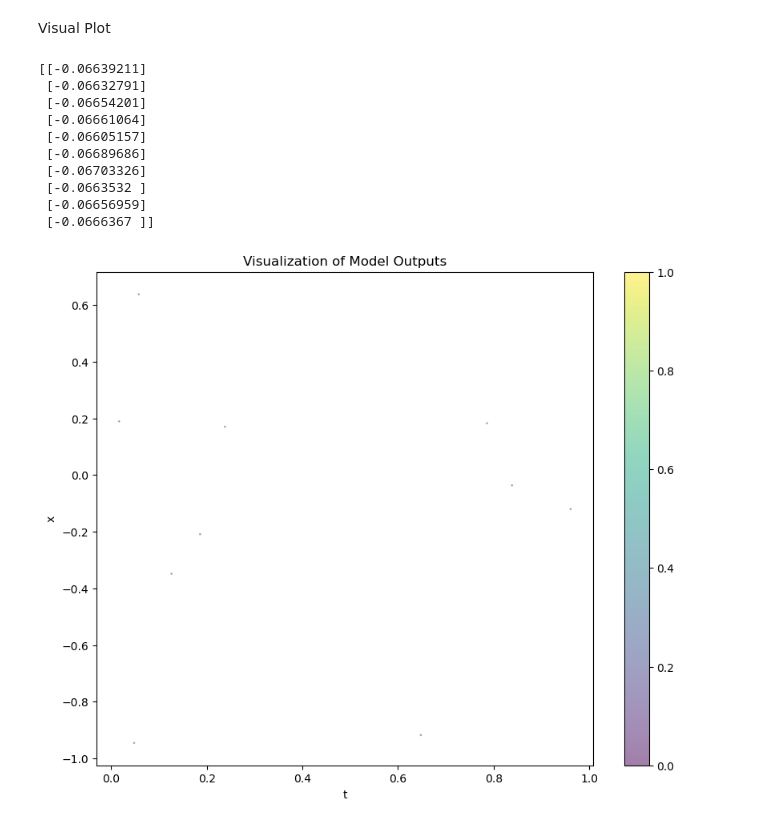
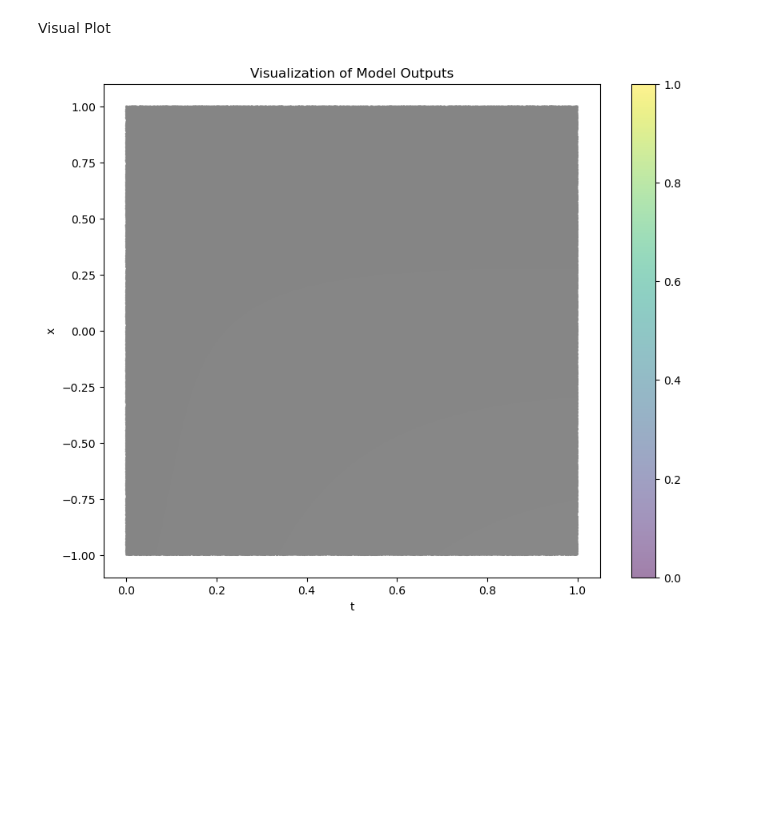
Before and after one commit to Lapisbird/Research1, a Jupyter notebook: PINN 1 - Nonlinear PDEs/PINN.ipynb, the cells around one changed output. Saved outputs shown, nothing was run; the diff lists cells and outputs as text; code cells hidden in the pictures; blank space fills up the shorter version.

```diff
--- a/PINN 1 - Nonlinear PDEs/PINN.ipynb
+++ b/PINN 1 - Nonlinear PDEs/PINN.ipynb
@@ -155,3 +162,21 @@ class PINN(nn.Module):
+# %%
+class PINN(nn.Module):
+    def __init__(self):
+        super().__init__()
+        self.net = nn.Sequential( #9 layers of 20 neurons each
+            nn.Linear(2,100),
+            nn.Tanh(),
+            nn.Linear(100,100),
+            nn.Tanh(),
+            nn.Linear(100,100),
+            nn.Tanh(),
+            nn.Linear(100,100),
+            nn.Tanh(),
+            nn.Linear(100,1)
+        )
+
+    def forward(self, x):
+        return self.net(x)
 # %% [markdown]
 Loss Function
 # %%
@@ -268,40 +299,30 @@ Model saved!
 Visual Plot
 # %%
 # 1. Generate Random Points
-num_points = 10
+num_points = 1000000
 t_values = np.random.rand(num_points)
 x_values = np.random.uniform(-1, 1, num_points)
 points = np.vstack((t_values, x_values)).T
 points_tensor = torch.tensor(points, dtype=torch.float32).to(device)
 
 # 2. Feed the Points through the Model
 with torch.no_grad():
     model_outputs = pinn(points_tensor).cpu().numpy()
-    print(model_outputs)
+    #print(model_outputs)
 
 # Normalize the model outputs to be between 0 and 1 for color mapping
 normalized_outputs = (model_outputs - (-1)) / (1 - (-1))
 
 # 3. Color Mapping
 colors = plt.cm.gray(normalized_outputs.squeeze()) # Change to grayscale
 
 # 4. Plotting
 plt.figure(figsize=(10, 8))
 plt.scatter(t_values, x_values, c=colors, s=1, alpha=0.5)
 plt.xlabel("t")
 plt.ylabel("x")
 plt.colorbar()
 plt.title("Visualization of Model Outputs")
 plt.show()
 # %% [output]
-[[-0.06639211]
- [-0.06632791]
- [-0.06654201]
- [-0.06661064]
- [-0.06605157]
- [-0.06689686]
- [-0.06703326]
- [-0.0663532 ]
- [-0.06656959]
- [-0.0666367 ]]
-[figure, old version]
+[figure, new version]
```
Also changed, not shown: parts of 6 cells of this notebook, 22 other files.
